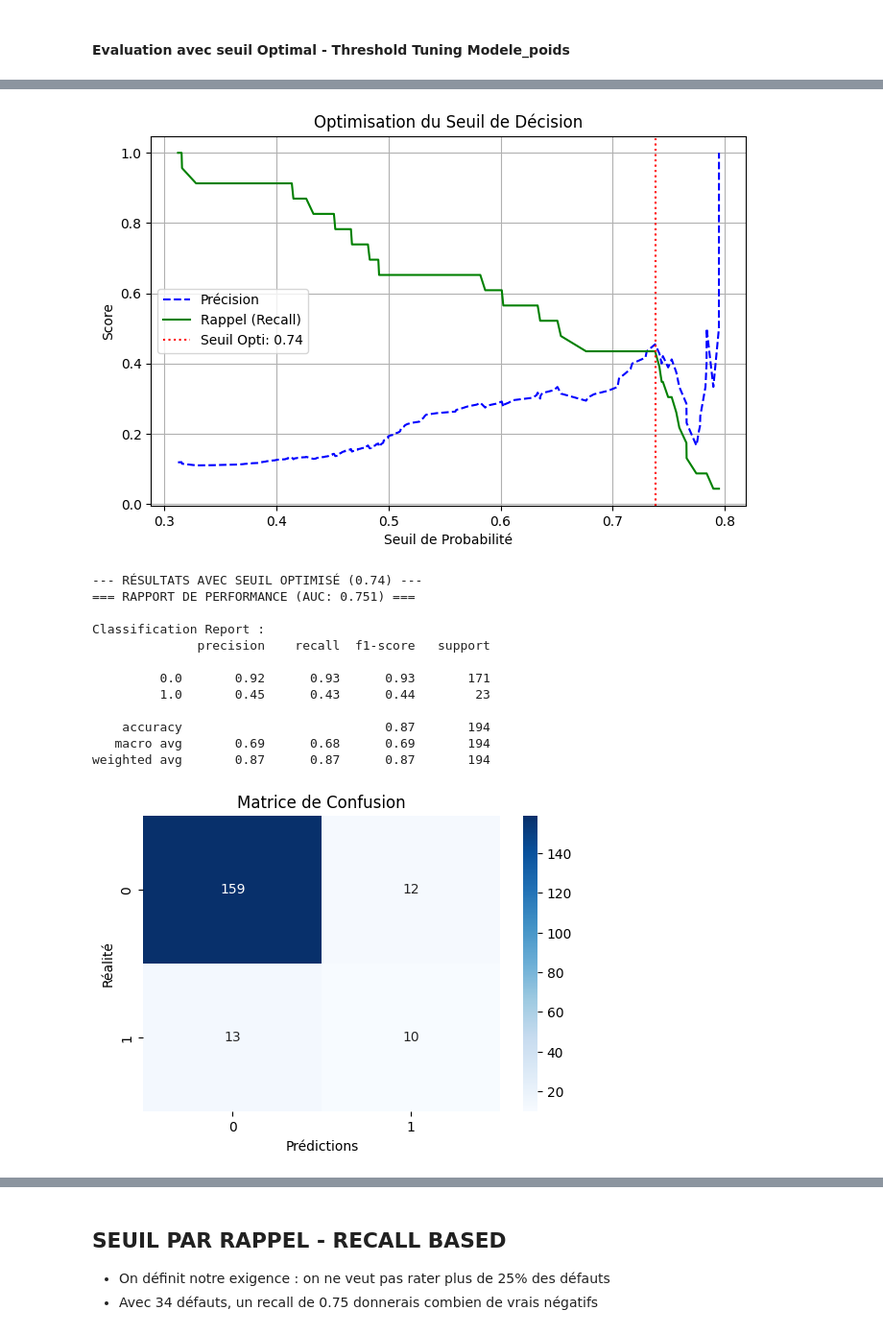
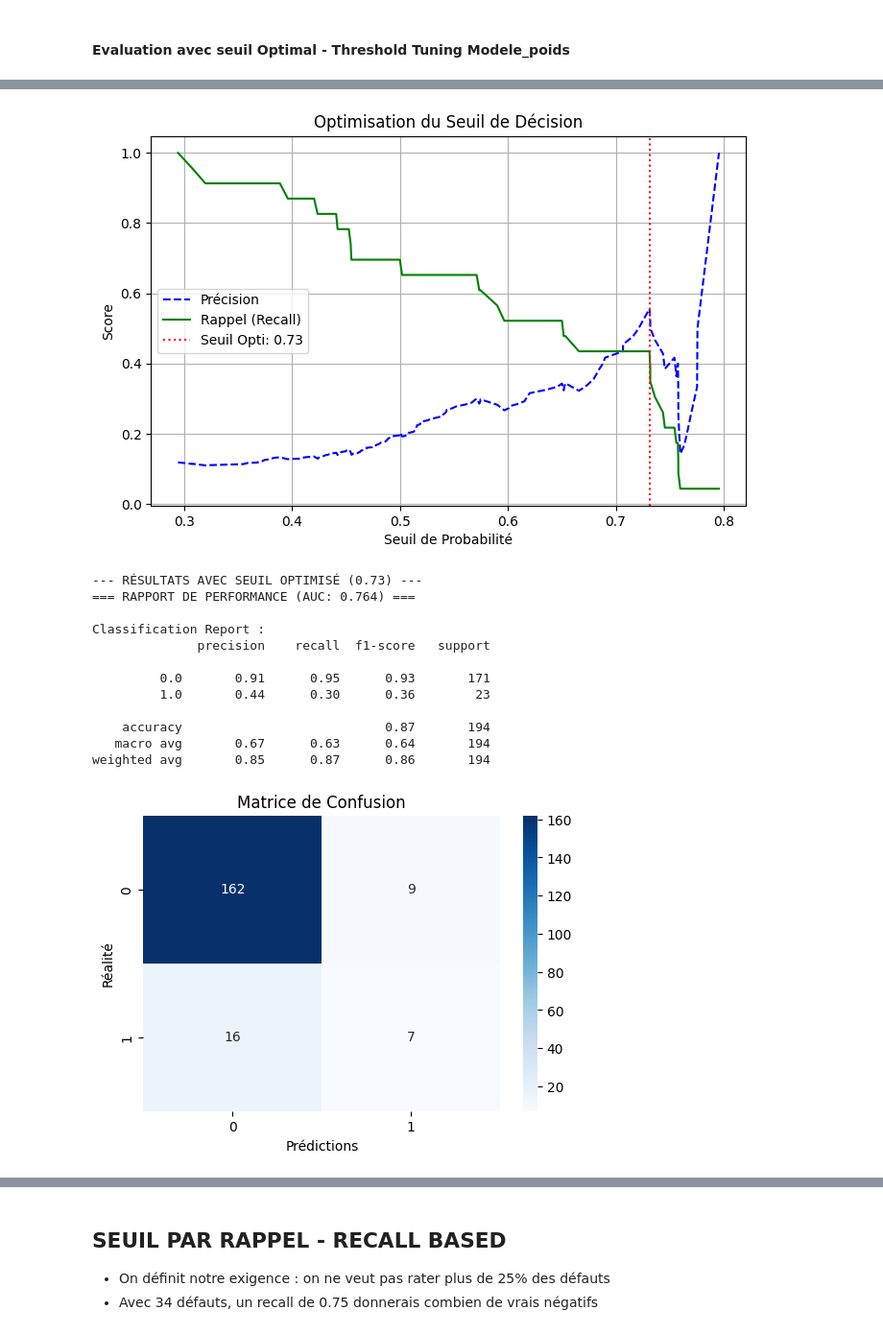
Before and after one commit to GYOM15/credit-risk-lab, a Jupyter notebook: projet_credit_risk.ipynb, the cells around one changed output, grey strips where cells are left out. Shown at 96% size. Cells and saved outputs as stored; diff of their text form; code cells hidden in the pictures.

```diff
--- a/projet_credit_risk.ipynb
+++ b/projet_credit_risk.ipynb
@@ -178,0 +205,4 @@ df = remplacer_valeurs_manquantes(df, generic_missing_values)
+# %%
+## Remplacon les valeurs manquantes
+dataclean = DataCleaningTransformer(generic_missing_values)
+df = dataclean.transform(df)
@@ -1210,5 +1271,3 @@ y_reg = df['Montant_Pret_Accorde']
-# %%
-y_classif = y_classif.map({'Non': 0, 'Oui': 1})
 # %%
 from sklearn.model_selection import train_test_split
 
@@ -1375,21 +1336,0 @@ def transform_with_imputers(df, imputer_registry):
-# %%
-# Définition de l'ordre pour imputer categorie ordinal
-ordre_etudes = ['Bac', 'Licence', 'Master', 'Doctorat']
-config_ordinale = {'Niveau_Etude': ordre_etudes}
-
-# On apprend les valeurs d'imputation UNIQUEMENT sur le Train Set
-imputation_config = fit_imputers_config(
-    X_train,
-    dict_ordinals=config_ordinale
-)
-
-
-# Application du transform
-# On applique aux deux sets de manière étanche
-X_train_imputed = transform_with_imputers(X_train, imputation_config)
-X_val_imputed = transform_with_imputers(X_val, imputation_config)#<----------------------------
-X_test_imputed = transform_with_imputers(X_test, imputation_config)
-
-# --- VÉRIFICATION ---
-print(f"Valeurs manquantes dans Train : {X_train_imputed.isnull().sum().sum()}")
-print(f"Valeurs manquantes dans Test : {X_test_imputed.isnull().sum().sum()}")
@@ -2273,14 +2451,14 @@ def entrainer_xgboost_optimise(X_train, y_train):
     print(f" Meilleurs paramètres : {grid_search.best_params_}")
     return grid_search.best_estimator_
 # %%
-# 1. Préparation de l'entraînement XGBoost
+# Préparation de l'entraînement XGBoost
 print(" Entraînement du modele...")
-modele_xgb_optimise = entrainer_xgboost_optimise(X_train_scaled, y_train_classif)
+modele_xgb_optimise = entrainer_xgboost_optimise(X_train_transformed, y_train_classif)
 
-# 2. Prédictions
-y_pred_xgb, y_prob_xgb, auc_xgb = evaluer_performances(modele_xgb_optimise, X_test_scaled, y_test_classif)
+# Prédictions
+y_pred_xgb, y_prob_xgb, auc_xgb = evaluer_performances(modele_xgb_optimise, X_test_transformed, y_test_classif)
 
-# 3. Rapport de Performance
+# Rapport de Performance
 print("\n" + "="*30)
 print("RÉSULTATS")
 print("="*30)
@@ -2444,24 +2622,24 @@ weighted avg       0.86      0.83      0.84       194
 # %%
 # On cherche le seuil optimal pour la version 'Poids Équilibrés'
-seuil_opti_xgb = optimiser_seuil_decision(modele_xgb_optimise, X_val_scaled, y_val_classif)
+seuil_opti_xgb = optimiser_seuil_decision(modele_xgb_optimise, X_val_transformed, y_val_classif)
 
 # On applique ce seuil pour voir le gain en précision
-evaluer_avec_nouveau_seuil(modele_xgb_optimise, X_test_scaled, y_test_classif, seuil_opti_xgb)
+evaluer_avec_nouveau_seuil(modele_xgb_optimise, X_test_transformed, y_test_classif, seuil_opti_xgb)
 # %% [output]
-[figure, old version]
+[figure, new version]
---- RÉSULTATS AVEC SEUIL OPTIMISÉ (0.74) ---
-=== RAPPORT DE PERFORMANCE (AUC: 0.751) ===
+--- RÉSULTATS AVEC SEUIL OPTIMISÉ (0.73) ---
+=== RAPPORT DE PERFORMANCE (AUC: 0.764) ===
 
 Classification Report :
               precision    recall  f1-score   support
 
-         0.0       0.92      0.93      0.93       171
-         1.0       0.45      0.43      0.44        23
+         0.0       0.91      0.95      0.93       171
+         1.0       0.44      0.30      0.36        23
 
     accuracy                           0.87       194
-   macro avg       0.69      0.68      0.69       194
-weighted avg       0.87      0.87      0.87       194
+   macro avg       0.67      0.63      0.64       194
+weighted avg       0.85      0.87      0.86       194
-[figure, old version]
+[figure, new version]
 # %% [markdown]
 ### **Optimisation par le F1-Score (Recherche d’équilibre)**
 
```
Also changed, not shown: parts of 157 cells of this notebook, 28 other files.
